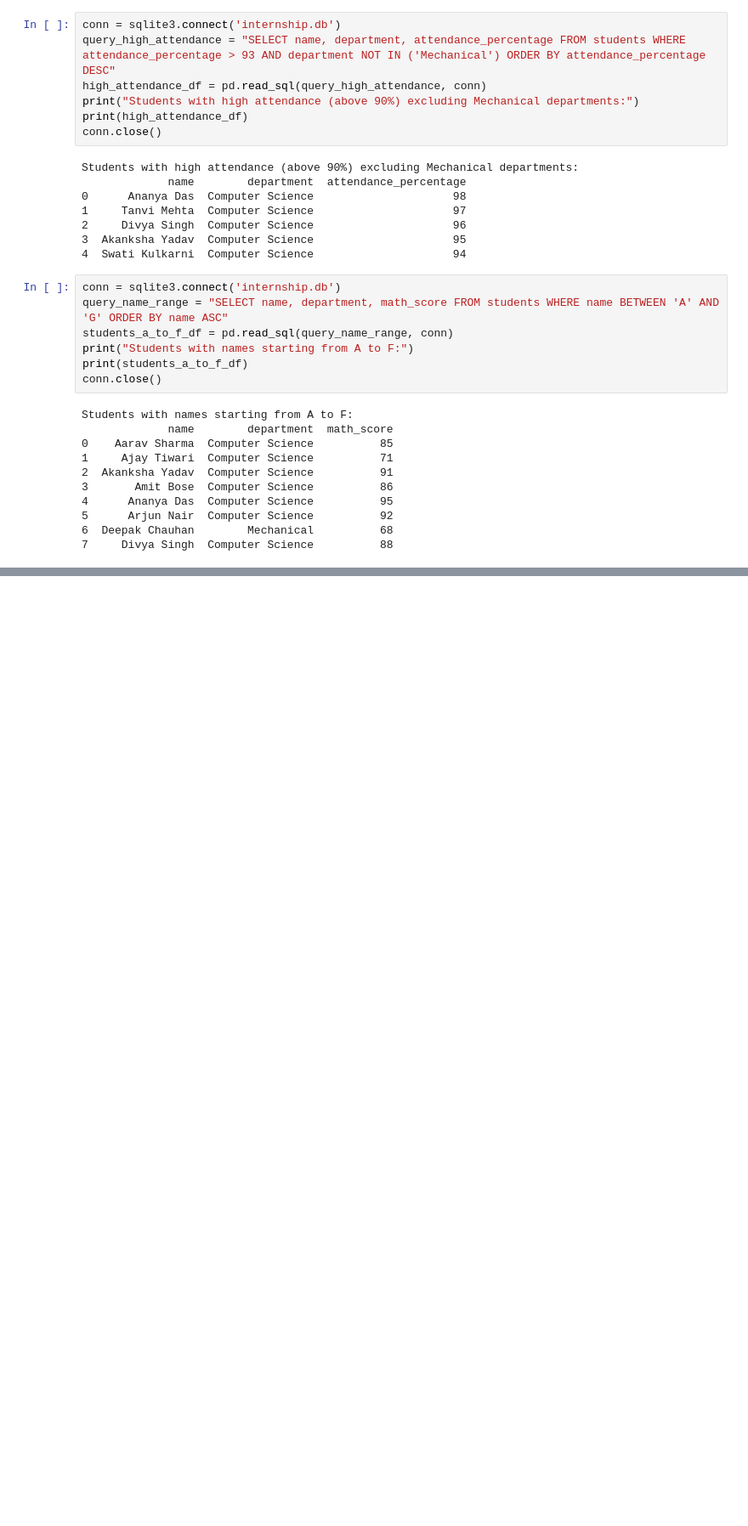
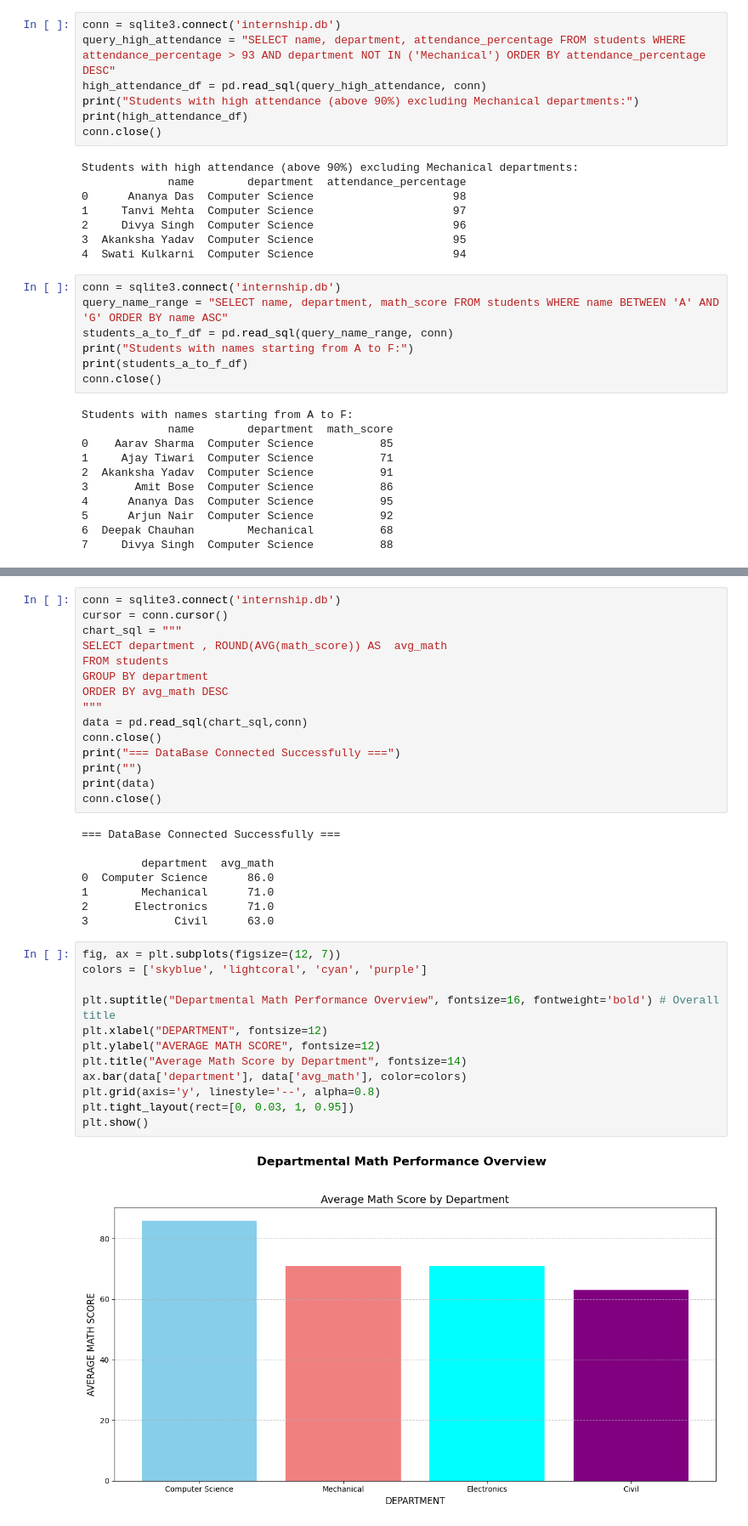
Before and after one commit to thanvika05/Thanvika_CodeBooster_2026, a Jupyter notebook: Day2/Day_2.ipynb, the cells around one changed output, grey strips where cells are left out. Shown at 85% size. Drawn from its saved outputs; the diff is of its cells as text; blank space fills up the shorter version.

```diff
--- a/Day2/Day_2.ipynb
+++ b/Day2/Day_2.ipynb
@@ -165,0 +225,37 @@ Students with names starting from A to F:
+# %%
+conn = sqlite3.connect('internship.db')
+cursor = conn.cursor()
+chart_sql = """
+SELECT department , ROUND(AVG(math_score)) AS  avg_math
+FROM students
+GROUP BY department
+ORDER BY avg_math DESC
+"""
+data = pd.read_sql(chart_sql,conn)
+conn.close()
+print("=== DataBase Connected Successfully ===")
+print("")
+print(data)
+conn.close()
+# %% [output]
+=== DataBase Connected Successfully ===
+
+         department  avg_math
+0  Computer Science      86.0
+1        Mechanical      71.0
+2       Electronics      71.0
+3             Civil      63.0
+# %%
+fig, ax = plt.subplots(figsize=(12, 7))
+colors = ['skyblue', 'lightcoral', 'cyan', 'purple']
+
+plt.suptitle("Departmental Math Performance Overview", fontsize=16, fontweight='bold') # Overall title
+plt.xlabel("DEPARTMENT", fontsize=12)
+plt.ylabel("AVERAGE MATH SCORE", fontsize=12)
+plt.title("Average Math Score by Department", fontsize=14)
+ax.bar(data['department'], data['avg_math'], color=colors)
+plt.grid(axis='y', linestyle='--', alpha=0.8)
+plt.tight_layout(rect=[0, 0.03, 1, 0.95])
+plt.show()
+# %% [output]
+[figure, added]
```
Also changed, not shown: parts of 10 cells of this notebook.
